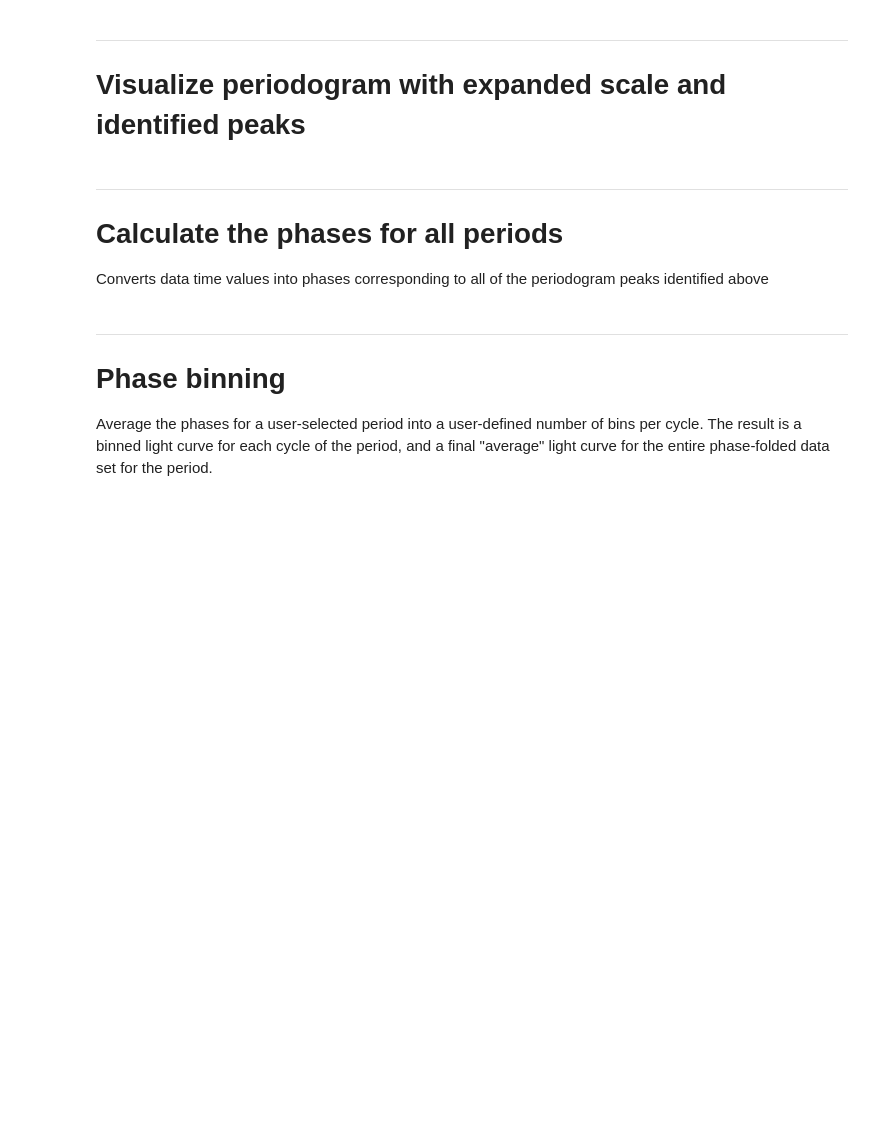
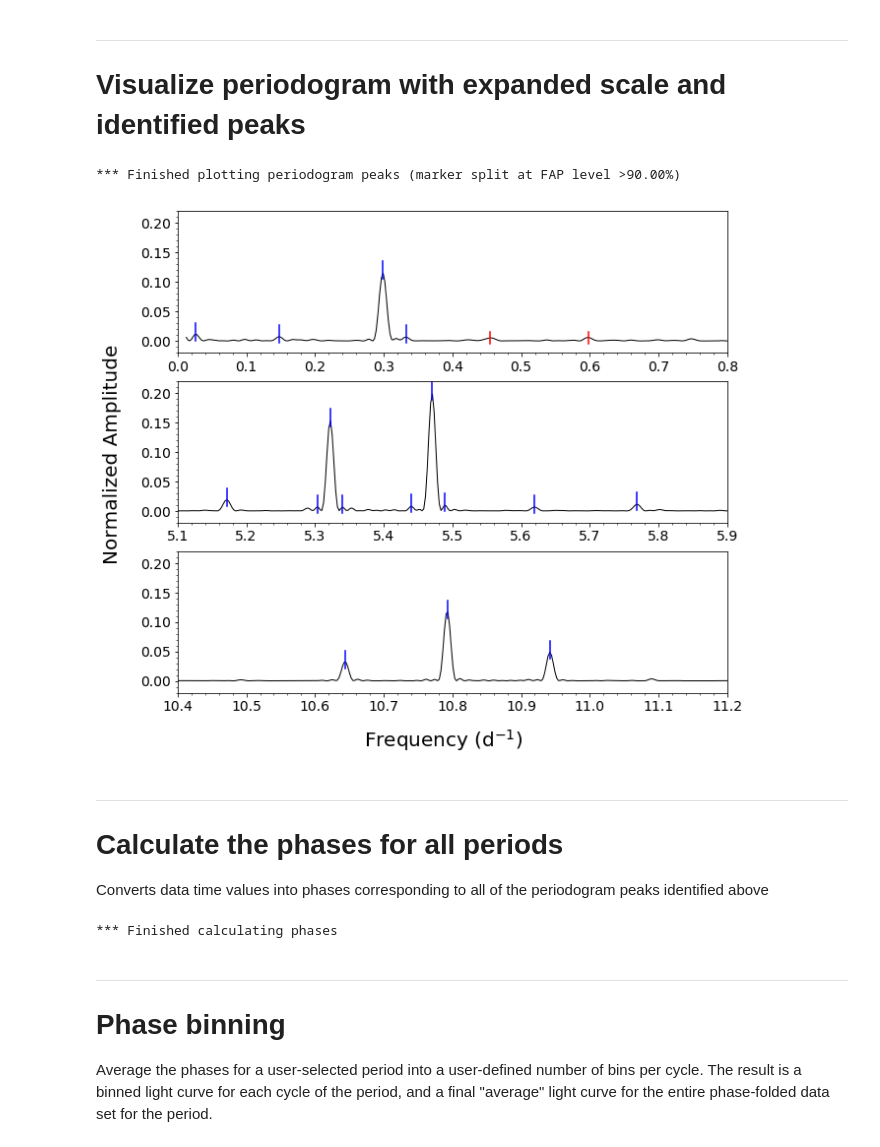
Before and after one commit to dwhoard/k2timeseries, a Jupyter notebook: k2timeseries.ipynb, the cells around one changed output. Cells and saved outputs as stored; diff of their text form; code cells hidden in the pictures; blank space fills up the shorter version.

```diff
--- a/k2timeseries.ipynb
+++ b/k2timeseries.ipynb
@@ -406,7 +428,7 @@ user_fmax = -1
 ###############################################
 
 # slice out the periodogram input data
-x = df_lc_clean.time.to_numpy()
+x = df_lc_clean.time.to_numpy(copy=True)
 N = len(x)
 
 # store these values for using later
@@ -416,7 +438,7 @@ varflux_std  = np.std(df_lc_clean.varflux)  # standard deviation of the cleaned
 if LDEBUG >= 2: print('varflux_mean, varflux_std: ', varflux_mean, varflux_std)
 
 # normalize amplitude data to mean = 0, variance = 1
-y = (df_lc_clean.varflux.to_numpy() - varflux_mean) / varflux_std
+y = (df_lc_clean.varflux.to_numpy(copy=True) - varflux_mean) / varflux_std
 
 if LDEBUG >= 1: print('Mean, Variance (expect 0, 1):', abs(round(np.mean(y),3)), round(np.var(y),3))
 
@@ -457,6 +479,6 @@ scfac = 2.0*np.pi
 f = [(fmin + i*(fmax-fmin)/Nf) for i in range(Nf)]
 w = [(fmin + i*(fmax-fmin)/Nf)*scfac for i in range(Nf)]
 
+# end this section gracefully
 if LDEBUG >= 0:
-    print('\n')
-    print('*** Finished setting up for Lomb-Scargle periodogram')
+    print('\n*** Finished setting up for Lomb-Scargle periodogram')
@@ -841,6 +1094,10 @@ if LDEBUG >= 1:
 # %%
 ###############################################
 # CUSTOMIZE ANY OF THESE AS NEEDED!!!
+
+# mark peaks down to specified element of fap_levels with longer (blue) marker
+# (all other peaks will be marked with shorter (red) marker)
+faplim = 2  ### this is the 90% confidence level
 
 # number of panels to show
 npanels = 3
@@ -867,7 +1124,7 @@ if tidx == 1:
     } )
 ###############################################
 
-fcount = 6 # increment output file counter
+fcount = 5 # increment output file counter
 
 # handle obvious error(s)
 if tidx > len(tname)-1:
@@ -878,36 +1135,46 @@ fig, axes = plt.subplots(npanels, 1, figsize=(10,npanels*3))
 
 # centered common axis labels
 fig.text(0.5, 0.04, 'Frequency (d$^{-1}$)', ha='center', size=pfontsize2)
 fig.text(0.02, 0.5, 'Normalized Amplitude', va='center', rotation='vertical', size=pfontsize2)
 
 # set font size for axis tick labels
 plt.rc('xtick', labelsize=pfontsize1)
 plt.rc('ytick', labelsize=pfontsize1)
 
 # loop over panels
 for i, ax in enumerate(axes.flatten()):
     # plot data into current panel
     if LDEBUG >= 2: print(i, ax)
-    ax.plot(f, npgram)
+    ax.plot(f, npgram, color='black', linewidth=1)
 
     # plot decorations
     pstep = panparms['y_minor_tick'][i]
     ax.axis([panparms['xmin'][i], panparms['xmax'][i], panparms['ymin'][i]-2*panparms['y_minor_tick'][i], panparms['ymax'][i]+2*panparms['y_minor_tick'][i]], fontsize=pfontsize1)
     ax.minorticks_on()
     ax.yaxis.set_minor_locator(MultipleLocator(panparms['y_minor_tick'][i]))
 
     # plot markers for the gaussian fit peak centers from the previous cell
     for ii in range(len(peak_fit_center)):
         j = peaks[ii]
         if LDEBUG >= 2: print(j, peaks[ii], npgram[j])
-        if npgram[j] >= fap_x[2]:
+        if npgram[j] >= fap_x[faplim]:
+            ax.plot([peak_fit_center[ii],peak_fit_center[ii]], [npgram[j]-pstep,npgram[j]+2*pstep], color='blue')
+        else:
             ax.plot([peak_fit_center[ii],peak_fit_center[ii]], [npgram[j]-pstep,npgram[j]+pstep], color='red')
 
 # output the visualization
 plt.savefig(SAVEPATH+name_string+'_'+strfcount(fcount)+'_LSperiodogram_panels.png',dpi=150, bbox_inches='tight')
 
+if LDEBUG >=2:
+    print(fap_x)
+    print(fap_levels)
+
+# end this section gracefully
 if LDEBUG >= 0:
-    print('*** Finished plotting periodogram peaks')
+    print('*** Finished plotting periodogram peaks (marker split at FAP level', '>'+str(f"{fap_levels[faplim]*100:.2f}")+'%)')
+# %% [output]
+*** Finished plotting periodogram peaks (marker split at FAP level >90.00%)
+[figure, added]
 # %% [markdown]
 ---
 # Calculate the phases for all periods
@@ -923,11 +1190,11 @@ phi_offset = 0.0
 phi_zeropoint = -1
 ###############################################
 
-if phi_zeropoint < 0: phi_zeropoint = df_lc_clean.time.to_numpy()[0]
+if phi_zeropoint < 0: phi_zeropoint = df_lc_clean.time.to_numpy(copy=True)[0]
 
 if LDEBUG >= 2:
     print('phi_zeropoint =', phi_zeropoint)
-    print(df_lc_clean.time.to_numpy())
+    print(df_lc_clean.time.to_numpy(copy=True))
 
 # loop over periods
 for i in range(len(df_pd_peaks.period)):
@@ -938,15 +1205,18 @@ for i in range(len(df_pd_peaks.period)):
 
     if LDEBUG >= 2:
         print(colname)
-        print(df_pd_peaks.period.to_numpy()[i])
+        print(df_pd_peaks.period.to_numpy(copy=True)[i])
 
     # add new column for each set of phases to existing DataFrame
-    df_lc_clean[colname] = (df_lc_clean.time.to_numpy() - phi_zeropoint)/df_pd_peaks.period.to_numpy()[i] + phi_offset
+    df_lc_clean[colname] = (df_lc_clean.time.to_numpy(copy=True) - phi_zeropoint)/df_pd_peaks.period.to_numpy(copy=True)[i] + phi_offset
 
+# end this section gracefully
 if LDEBUG >= 2: print(df_lc_clean)
 
 if LDEBUG >= 0:
     print('*** Finished calculating phases')
+# %% [output]
+*** Finished calculating phases
 # %% [markdown]
 ---
 # Phase binning
```
Also changed, not shown: parts of 24 cells of this notebook.
